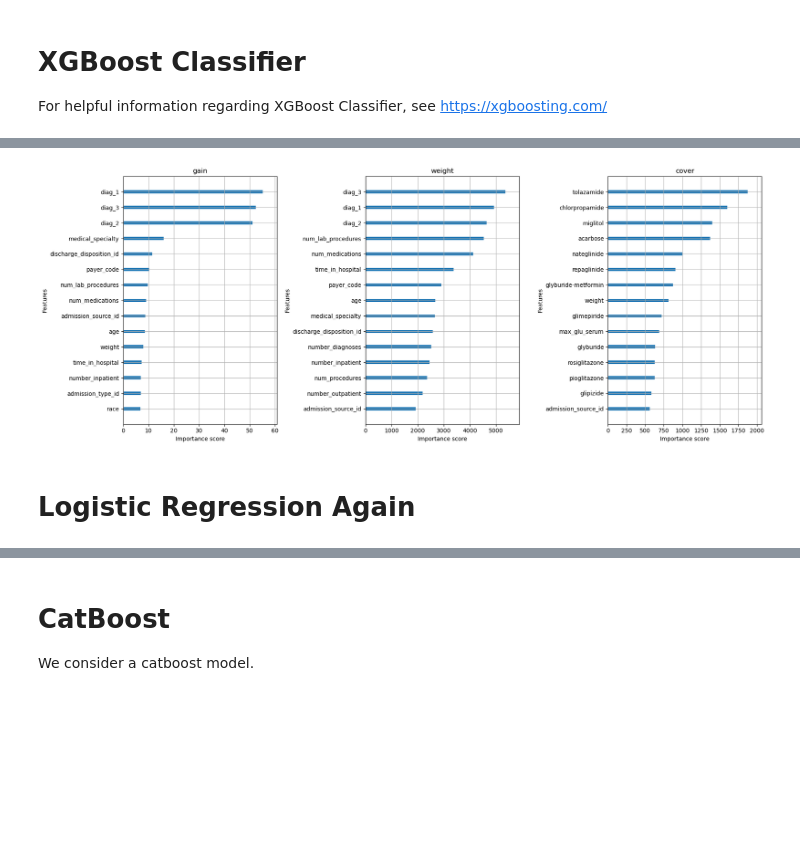
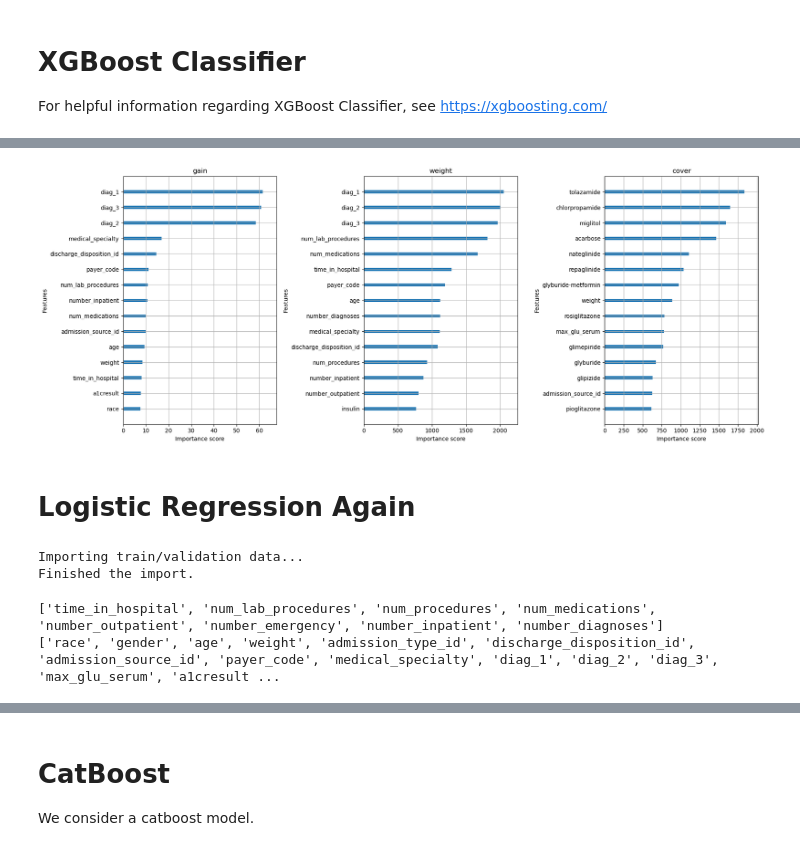
Before and after one commit to Erdos-Projects/fall-2026-hospital-readmission-for-diabetes, a Jupyter notebook: models/modeling_experiments.ipynb, the cells around one changed output, grey strips where cells are left out. Saved outputs shown, nothing was run; the diff lists cells and outputs as text; code cells hidden in the pictures; blank space fills up the shorter version.

Commit message:
Moved repeated functions into scripts and did some test runs.

```diff
--- a/models/modeling_experiments.ipynb
+++ b/models/modeling_experiments.ipynb
@@ -78,15 +75,5 @@ def add_features(df):
 
 For helpful information regarding XGBoost Classifier, see https://xgboosting.com/
 # %%
-# import xgboost
 import xgboost as xgb
-
-Xt = pd.read_csv("modeling_data/train.csv")
-yt = Xt["target"]
-Xt.drop(columns=["target"],inplace=True)
-Xv = pd.read_csv("modeling_data/validation.csv")
-yv = Xv["target"]
-Xv.drop(columns=["target"],inplace=True)
-
-Xt.drop(columns=["patient_nbr"],inplace=True)
-Xv.drop(columns=["patient_nbr"],inplace=True)
+Xt,yt,Xv,yv = import_data()
@@ -99,7 +89,7 @@ params = {
     'objective': 'binary:logistic',
     'max_depth': 6,
     'learning_rate': 0.05,
-    'n_estimators': 2_500,
+    'n_estimators': 1_000,
     'subsample': 0.1,
     'enable_categorical': True,
     'colsample_bytree': 0.1,
@@ -130,16 +120,5 @@ model = xgb.XGBClassifier(**params)
 # Train the model
 model.fit(Xt, yt)
 
-# Make predictions on the test set
-y_pred = model.predict(Xv)
-
-# Evaluate model performance
-accuracy = accuracy_score(yv, y_pred)
-confusion = confusion_matrix(yv, y_pred)
-report = classification_report(yv, y_pred)
-
-print(f"Accuracy: {accuracy:.2f}\n")
-print(f"Confusion Matrix:\n{confusion}\n")
-print(f"Classification Report:\n{report}\n")
-f1 = f1_score(yv, y_pred, zero_division=0)
-print(f"F1-Score: {np.round(f1,3)}")
+# Make predicted probabilities on the test set
+probs = model.predict_proba(Xv)[:,1]
@@ -165,35 +145,26 @@ F1-Score: 0.243
 # %%
-import xgboost as xgb
-import matplotlib.pyplot as plt
-
-
 fig, axes = plt.subplots(1, 3, figsize=(18, 7))
 for ax, t in zip(axes, ["gain", "weight", "cover"]):
-    xgb.plot_importance(model, importance_type=t, max_num_features=15,
-                        ax=ax, title=t, show_values=False)
+    xgb.plot_importance(model, importance_type=t, max_num_features=15, ax=ax, title=t, show_values=False)
 plt.tight_layout()
 plt.show()
 # %% [output]
-[figure, old version]
+[figure, new version]
 # %% [markdown]
 # Logistic Regression Again
 # %%
-Xt = pd.read_csv("modeling_data/train.csv")
-yt = Xt["target"]
-Xt.drop(columns=["target"],inplace=True)
-Xv = pd.read_csv("modeling_data/validation.csv")
-yv = Xv["target"]
-Xv.drop(columns=["target"],inplace=True)
-
-Xt = add_features(Xt)
-Xv = add_features(Xv)
-
-Xt.drop(columns=["patient_nbr"],inplace=True)
-Xv.drop(columns=["patient_nbr"],inplace=True)
+from sklearn.linear_model import LogisticRegression
+Xt,yt,Xv,yv = import_data()
+# %% [output]
+Importing train/validation data...
+Finished the import.
 # %%
-# num_cols = Xt.select_dtypes(include=['int64', 'float64']).columns.tolist()
-# cat_cols = Xt.select_dtypes(include=['object','category']).columns.tolist()
-# features = num_cols+cat_cols
+num_cols = Xt.select_dtypes(include=['int64', 'float64']).columns.tolist()
+cat_cols = Xt.select_dtypes(include=['object','category']).columns.tolist()
+features = num_cols+cat_cols
 
-# print(num_cols)
-# print(cat_cols)
+print(num_cols)
+print(cat_cols)
+# %% [output]
+['time_in_hospital', 'num_lab_procedures', 'num_procedures', 'num_medications', 'number_outpatient', 'number_emergency', 'number_inpatient', 'number_diagnoses']
+['race', 'gender', 'age', 'weight', 'admission_type_id', 'discharge_disposition_id', 'admission_source_id', 'payer_code', 'medical_specialty', 'diag_1', 'diag_2', 'diag_3', 'max_glu_serum', 'a1cresult ...
```
Also changed, not shown: parts of 26 cells of this notebook, 6 other files.
